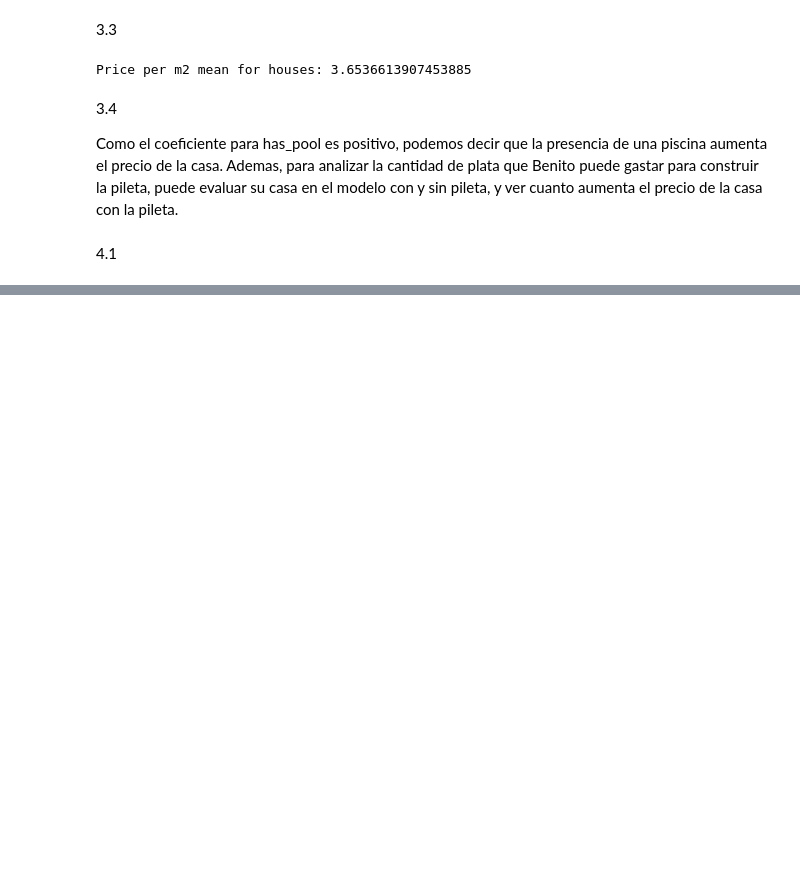
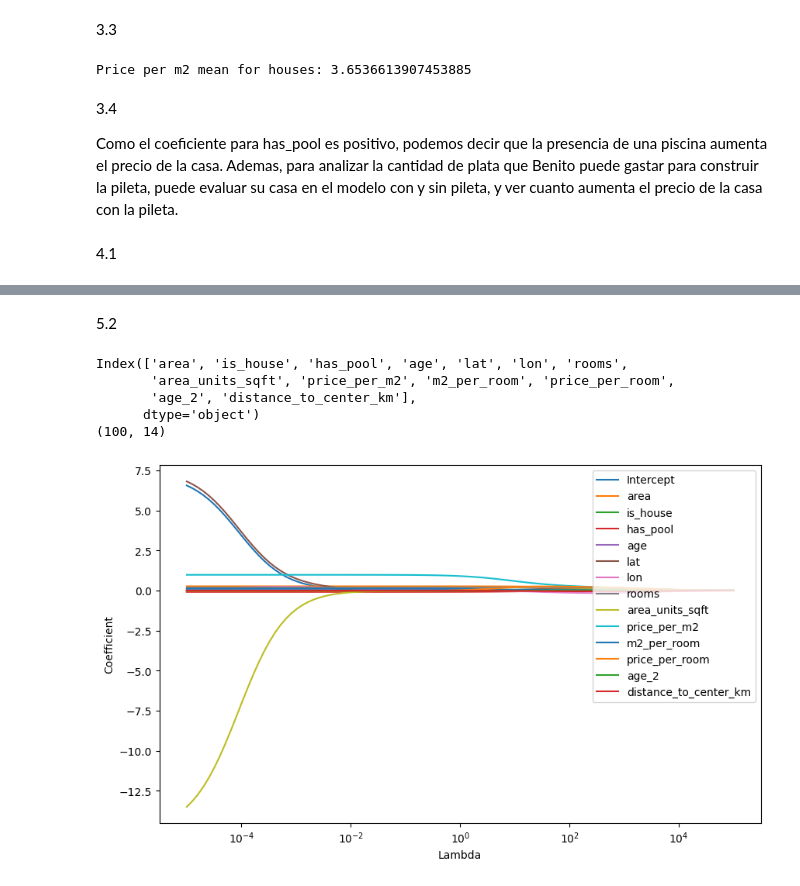
Before and after one commit to ilunomb/ML, a Jupyter notebook: TP1/Nomberg_Ilan_TP1/notebooks/Entrega_TP1.ipynb, the cells around one changed output, grey strips where cells are left out. Drawn from its saved outputs; the diff is of its cells as text; code cells hidden in the pictures; blank space fills up the shorter version.

Commit message:
added regularization

```diff
--- a/TP1/Nomberg_Ilan_TP1/notebooks/ex1.ipynb
+++ b/TP1/Nomberg_Ilan_TP1/notebooks/Entrega_TP1.ipynb
@@ -314,0 +381,36 @@ R2 GD: 0.9177933193705319
+# %% [markdown]
+5.2
+# %%
+# make a plot of the coefficients of the features vs the lambda of L2 regularization
+
+lambdas = np.logspace(-5, 5, 100)
+coefficients = []
+
+for l in lambdas:
+    model = LinearRegression(X_train_FE, y_train_FE, L2=l)
+    model.pinv_fit()
+    coef_with_intercept = np.concatenate(([model.intercept_], model.coef_))
+    coefficients.append(coef_with_intercept)
+
+coefficients = np.array(coefficients)
+
+# Include the intercept term in the features list
+features = X_train_FE.columns
+features_with_intercept = ['Intercept'] + list(features)
+
+plt.figure(figsize=(10, 6))
+for i in range(coefficients.shape[1]):
+    plt.plot(lambdas, coefficients[:, i], label=features_with_intercept[i])
+
+plt.xscale('log')
+plt.xlabel('Lambda')
+plt.ylabel('Coefficient')
+plt.legend(loc='upper right')
+plt.show()
+# %% [output]
+Index(['area', 'is_house', 'has_pool', 'age', 'lat', 'lon', 'rooms',
+       'area_units_sqft', 'price_per_m2', 'm2_per_room', 'price_per_room',
+       'age_2', 'distance_to_center_km'],
+      dtype='object')
+(100, 14)
+[figure, added]
```
Also changed, not shown: parts of 7 cells of this notebook, 1 other file.
